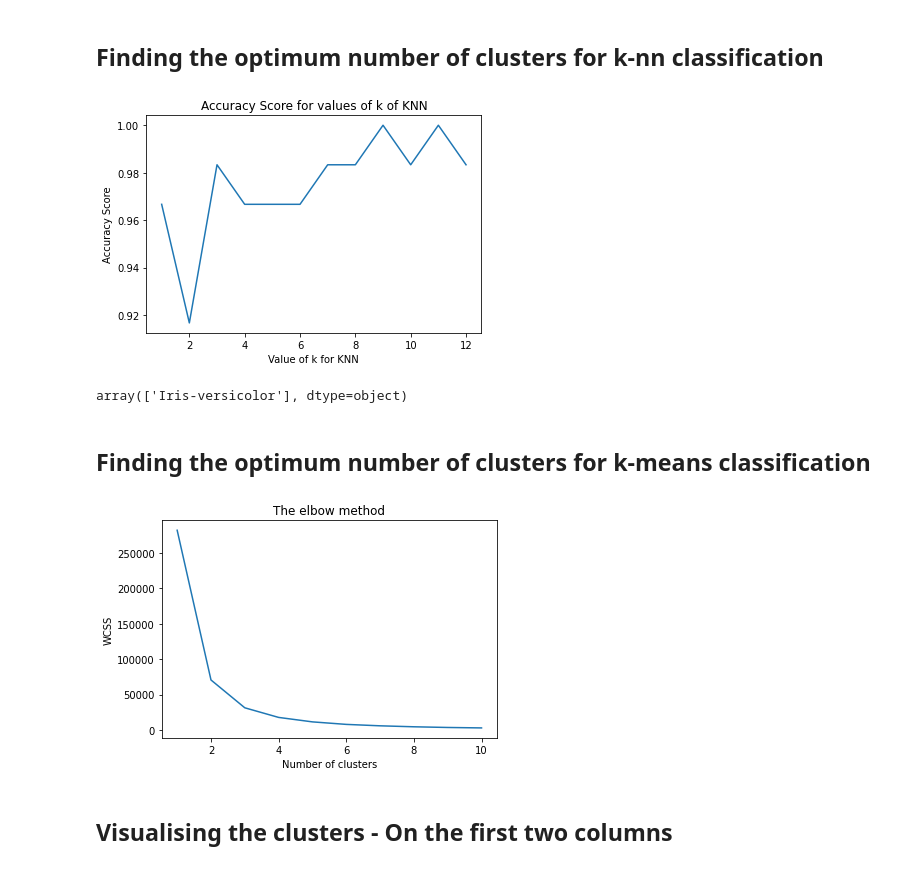
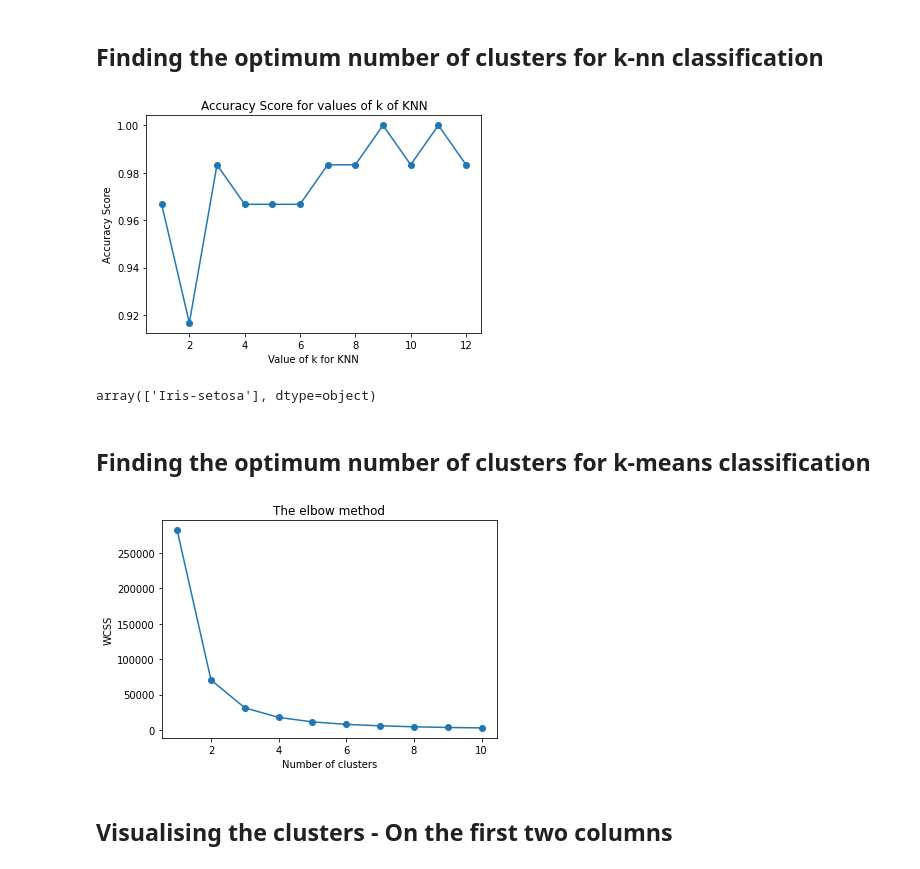
Before and after one commit to Devansh2724/IRIS-Clustering, a Jupyter notebook: IRIS Clustering.ipynb, the cells around one changed output. Drawn from its saved outputs; the diff is of its cells as text; code cells hidden in the pictures.

Commit message:
Changed the graphs

```diff
--- a/IRIS Clustering.ipynb
+++ b/IRIS Clustering.ipynb
@@ -104,20 +104,20 @@ for k in k_range:
     scores.append(metrics.accuracy_score(y_test, y_pred))
 # %%
 #Plotting the accuracy score for k values of knn
-plt.plot(k_range, scores)
+plt.plot(k_range, scores, 'o-')
 plt.xlabel('Value of k for KNN')
 plt.ylabel('Accuracy Score')
 plt.title('Accuracy Score for values of k of KNN')
 plt.show()
 # %% [output]
-[figure, old version]
+[figure, new version]
 # %%
-knn = KNeighborsClassifier(n_neighbors=9)
+knn = KNeighborsClassifier(n_neighbors=3)
 knn.fit(x, y)
 
 knn.predict([[6, 3, 4, 2]])
 # %% [output]
-array(['Iris-versicolor'], dtype=object)
+array(['Iris-setosa'], dtype=object)
 # %% [markdown]
 ## Finding the optimum number of clusters for k-means classification
 # %%
@@ -130,13 +130,13 @@ for i in range(1, 11):
     wcss.append(kmeans.inertia_)
 # %%
 # Plotting the results onto a line graph, allowing us to observe 'The elbow'
-plt.plot(range(1, 11), wcss)
+plt.plot(range(1, 11), wcss, 'o-')
 plt.title('The elbow method')
 plt.xlabel('Number of clusters')
 plt.ylabel('WCSS') # Within cluster sum of squares
 plt.show()
 # %% [output]
-[figure, old version]
+[figure, new version]
 # %%
 # Applying kmeans to the iris dataset / Creating the kmeans classifier
 kmeans = KMeans(n_clusters = 3, init = 'k-means++', max_iter = 300, n_init = 10, random_state = 0)
```
Also changed, not shown: parts of 1 cell of this notebook.
